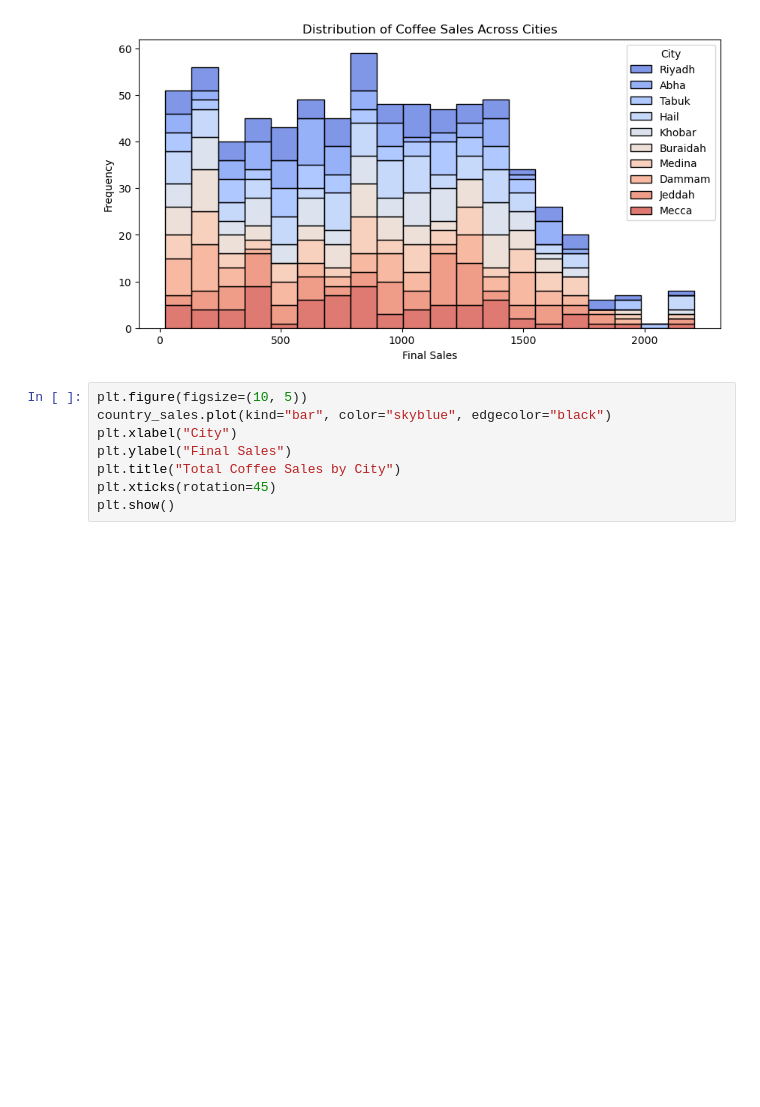
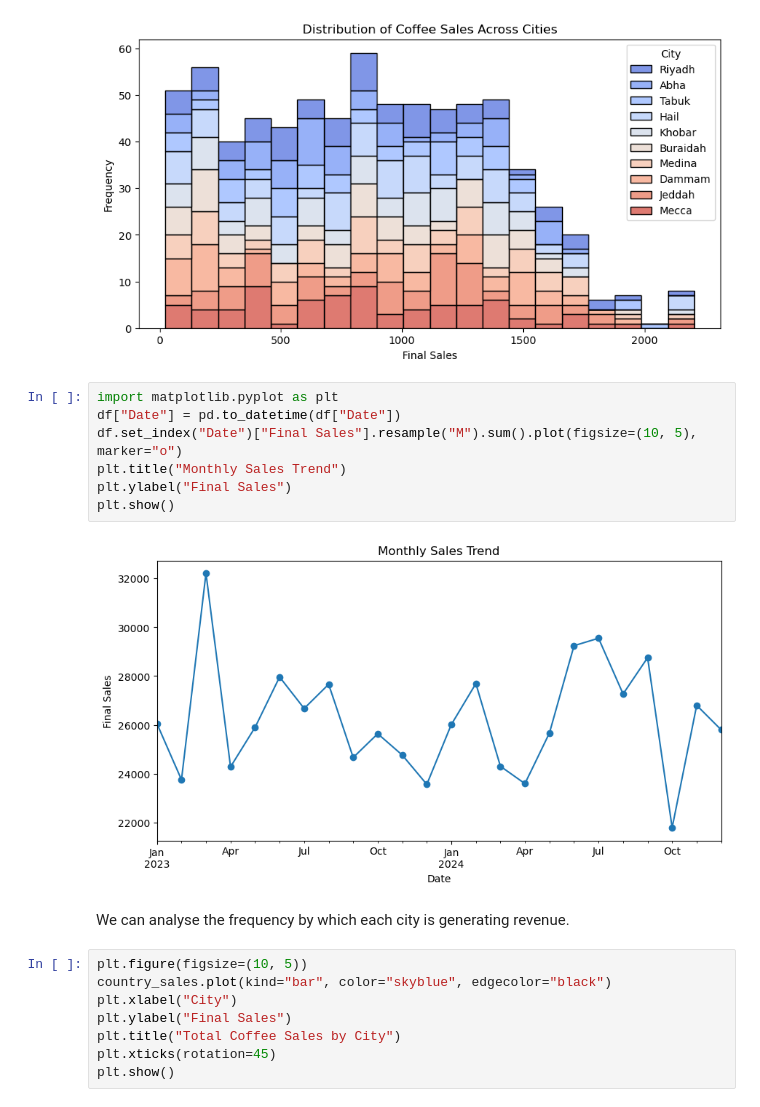
Before and after one commit to githubber197/Coffee_Sales, a Jupyter notebook: coffee_sales.ipynb, the cells around one changed output. Cells and saved outputs as stored; diff of their text form; blank space fills up the shorter version.

```diff
--- a/coffee_sales.ipynb
+++ b/coffee_sales.ipynb
@@ -47,6 +130,17 @@ plt.title("Distribution of Coffee Sales Across Cities")
 plt.show()
 # %% [output]
 [figure]
+# %%
+import matplotlib.pyplot as plt
+df["Date"] = pd.to_datetime(df["Date"])
+df.set_index("Date")["Final Sales"].resample("M").sum().plot(figsize=(10, 5), marker="o")
+plt.title("Monthly Sales Trend")
+plt.ylabel("Final Sales")
+plt.show()
+# %% [output]
+[figure, added]
+# %% [markdown]
+We can analyse the frequency by which each city is generating revenue.
 # %%
 plt.figure(figsize=(10, 5))
 country_sales.plot(kind="bar", color="skyblue", edgecolor="black")
```
Also changed, not shown: parts of 33 cells of this notebook.
